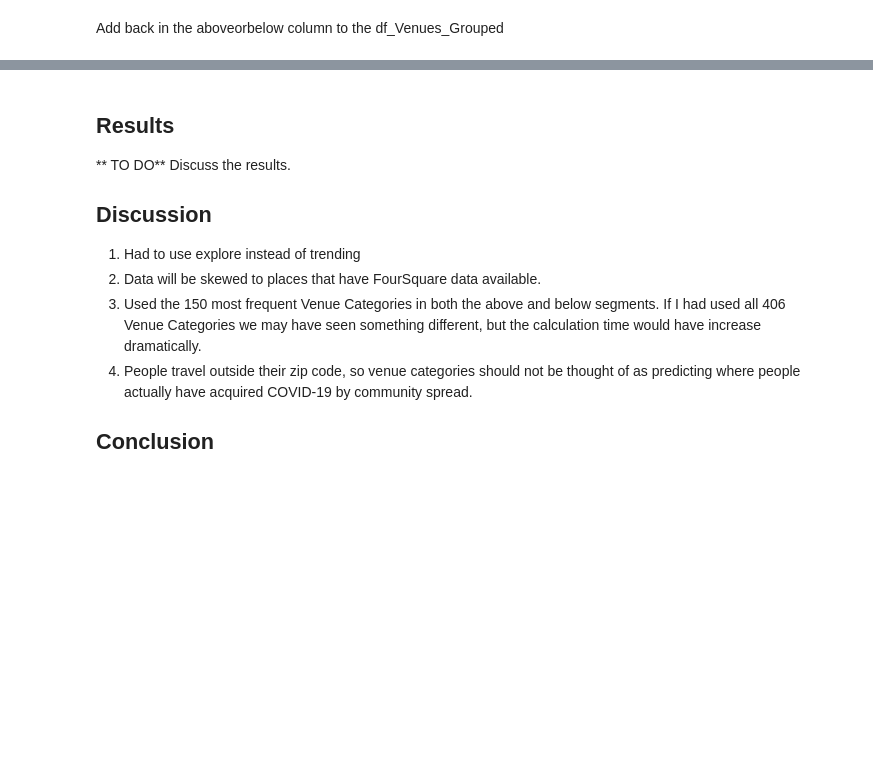
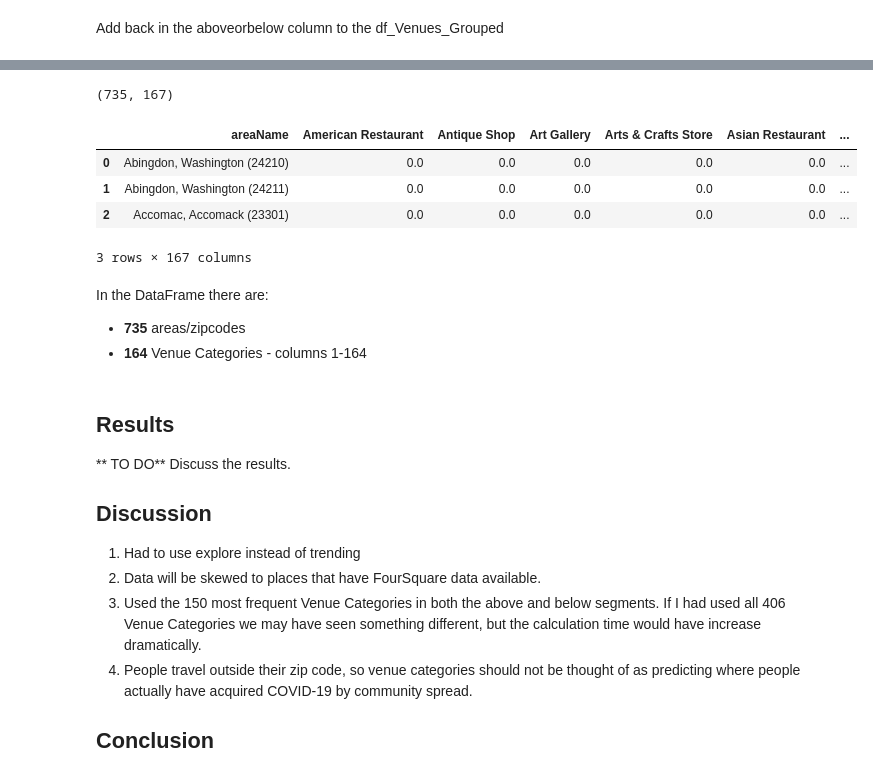
Before and after one commit to hdmcspadden/Virginia_Covid_Trending_Venues, a Jupyter notebook: Trending_Venues_in_Virginia_COVID-19_Hot_Spot_Zip_Codes.ipynb, the cells around one changed output, grey strips where cells are left out. Cells and saved outputs as stored; diff of their text form; code cells hidden in the pictures; blank space fills up the shorter version.

```diff
--- a/Trending_Venues_in_Virginia_COVID-19_Hot_Spot_Zip_Codes.ipynb
+++ b/Trending_Venues_in_Virginia_COVID-19_Hot_Spot_Zip_Codes.ipynb
@@ -793,3 +794,17 @@ df_Venues_Grouped.head(10)
+# %%
+print(df_Venues_Grouped.shape)
+df_Venues_Grouped.head(3)
+# %% [output]
+(735, 167)
+|  | areaName | American Restaurant | Antique Shop | Art Gallery | Arts & Crafts Store | Asian Restaurant | ... |
+| 0 | Abingdon, Washington (24210) | 0.0 | 0.0 | 0.0 | 0.0 | 0.0 | ... |
+| 1 | Abingdon, Washington (24211) | 0.0 | 0.0 | 0.0 | 0.0 | 0.0 | ... |
+| 2 | Accomac, Accomack (23301) | 0.0 | 0.0 | 0.0 | 0.0 | 0.0 | ... |
+3 rows × 167 columns
+# %% [markdown]
+In the DataFrame there are:
+* **735** areas/zipcodes
+* **164** Venue Categories - columns 1-164
 # %% [markdown]
 ## Results
 
```
Also changed, not shown: parts of 3 cells of this notebook.
